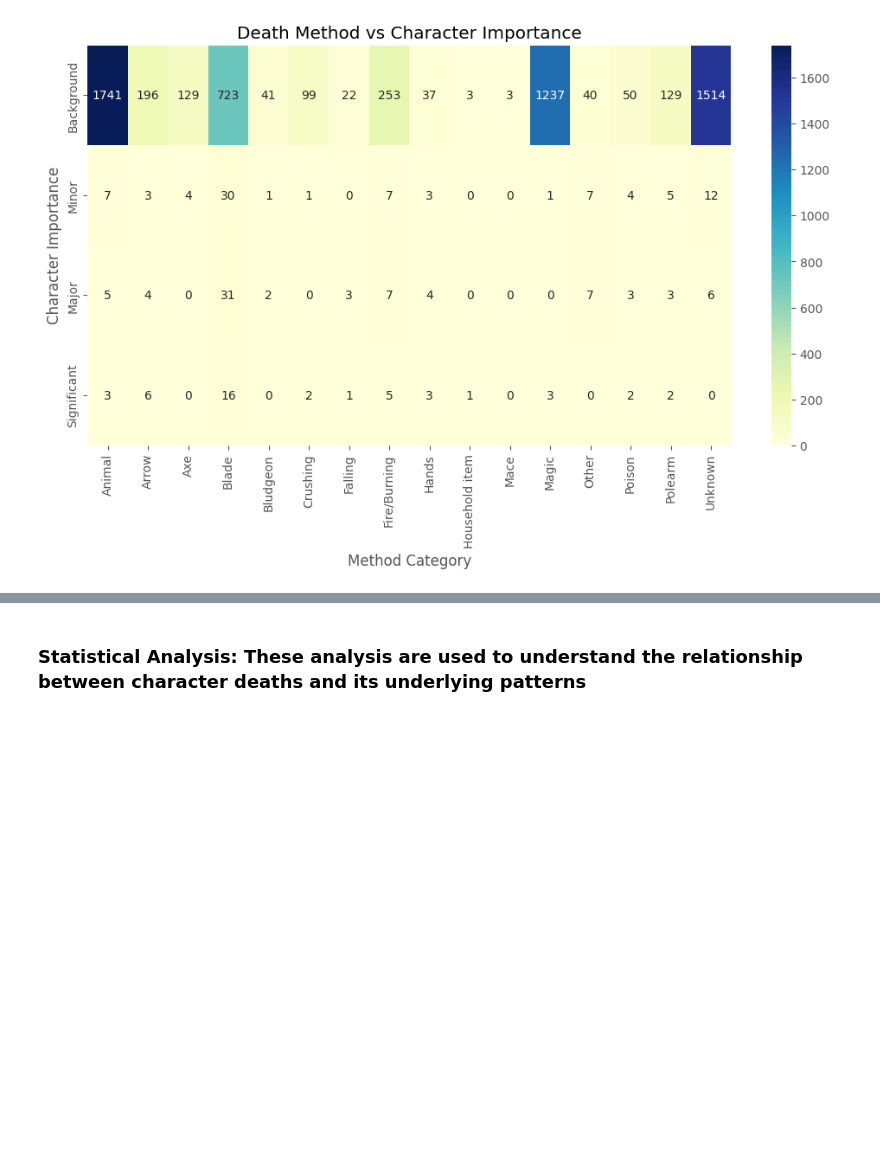
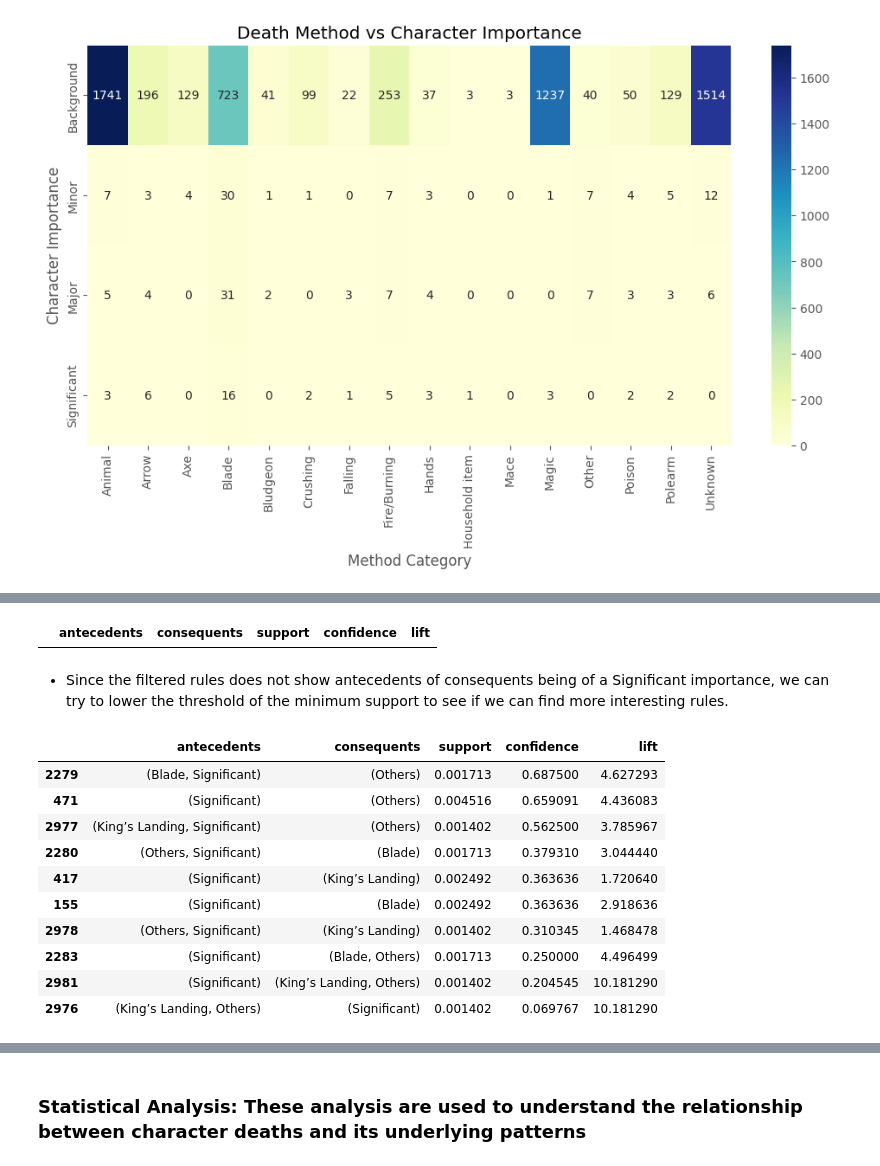
Before and after one commit to YoshChua/CSMODEL_MP, a Jupyter notebook: CSMODEL_MP.ipynb, the cells around one changed output, grey strips where cells are left out. Drawn from its saved outputs; the diff is of its cells as text; code cells hidden in the pictures; blank space fills up the shorter version.

```diff
--- a/CSMODEL_MP.ipynb
+++ b/CSMODEL_MP.ipynb
@@ -677,0 +757,45 @@ Overall, the analysis highlights the narrative choices in Game of Thrones, where
+# %%
+# New filtered rules
+rules_filtered = rules.copy()
+
+
+rules_filtered = rules[
+    rules['antecedents'].astype(str).str.contains('Significant') |
+    rules['consequents'].astype(str).str.contains('Significant')
+]
+
+rules_filtered_view = rules_filtered[['antecedents', 'consequents', 'support', 'confidence', 'lift']]
+rules_filtered_view.sort_values('confidence', ascending=False).head(10)
+# %% [output]
+|  | antecedents | consequents | support | confidence | lift |
+# %% [markdown]
+- Since the filtered rules does not show antecedents of consequents being of a Significant importance, we can try to lower the threshold of the minimum support to see if we can find more interesting rules.
+# %%
+# Apply Apriori
+frequent_itemsets = apriori(df_encoded, min_support=0.001, use_colnames=True)
+
+# Generate Rules
+rules = association_rules(frequent_itemsets, metric="lift", min_threshold=1.2)
+
+rules_filtered = rules.copy()
+
+
+rules_filtered = rules[
+    rules['antecedents'].astype(str).str.contains('Significant') |
+    rules['consequents'].astype(str).str.contains('Significant')
+]
+
+rules_filtered_view = rules_filtered[['antecedents', 'consequents', 'support', 'confidence', 'lift']]
+rules_filtered_view.sort_values('confidence', ascending=False).head(10)
+# %% [output]
+|  | antecedents | consequents | support | confidence | lift |
+| 2279 | (Blade, Significant) | (Others) | 0.001713 | 0.687500 | 4.627293 |
+| 471 | (Significant) | (Others) | 0.004516 | 0.659091 | 4.436083 |
+| 2977 | (King’s Landing, Significant) | (Others) | 0.001402 | 0.562500 | 3.785967 |
+| 2280 | (Others, Significant) | (Blade) | 0.001713 | 0.379310 | 3.044440 |
+| 417 | (Significant) | (King’s Landing) | 0.002492 | 0.363636 | 1.720640 |
+| 155 | (Significant) | (Blade) | 0.002492 | 0.363636 | 2.918636 |
+| 2978 | (Others, Significant) | (King’s Landing) | 0.001402 | 0.310345 | 1.468478 |
+| 2283 | (Significant) | (Blade, Others) | 0.001713 | 0.250000 | 4.496499 |
+| 2981 | (Significant) | (King’s Landing, Others) | 0.001402 | 0.204545 | 10.181290 |
+| 2976 | (King’s Landing, Others) | (Significant) | 0.001402 | 0.069767 | 10.181290 |
```
Also changed, not shown: parts of 8 cells of this notebook.
